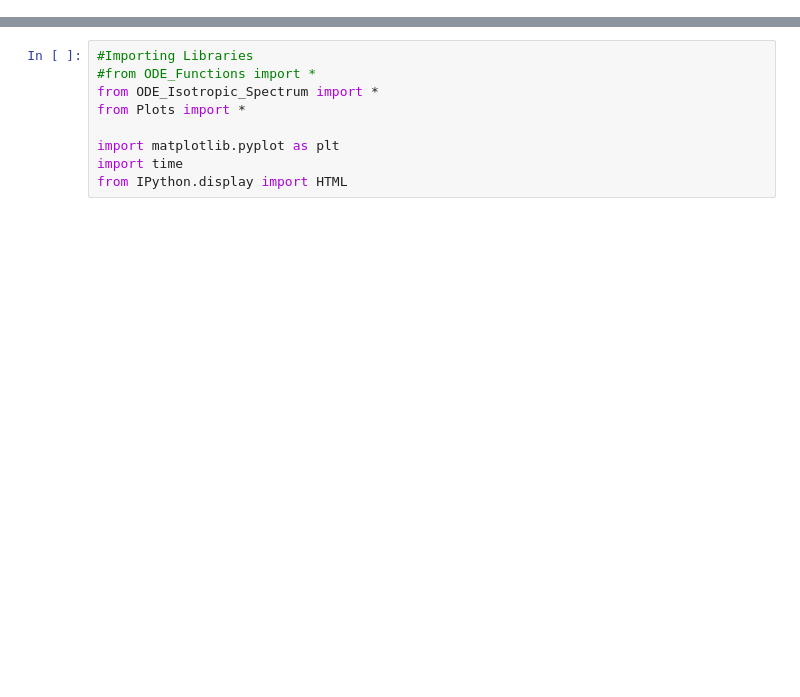
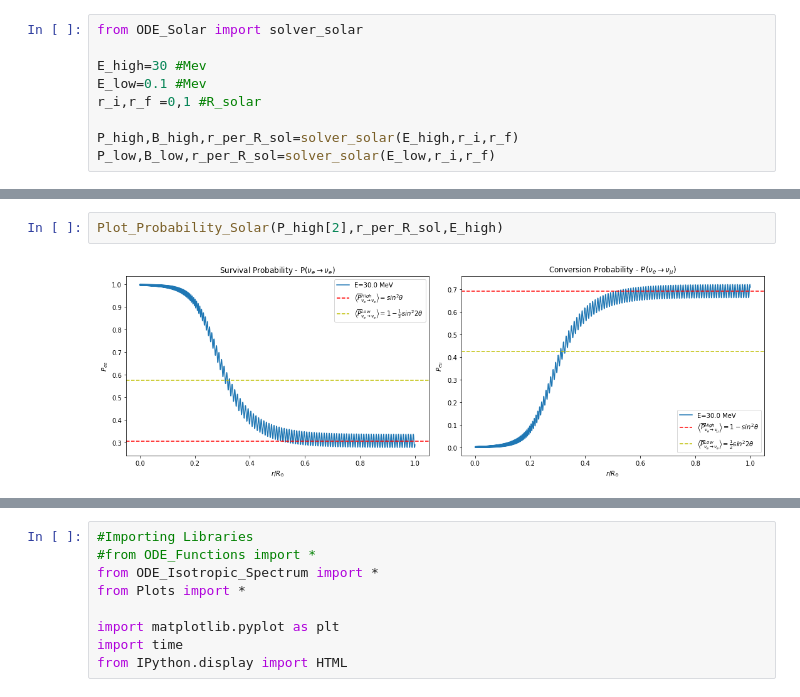
Before and after one commit to pedrodedin/Neutrino-Collective-Effects, a Jupyter notebook: Quick_Guide.ipynb, the cells around one changed output, grey strips where cells are left out. Cells and saved outputs as stored; diff of their text form; blank space fills up the shorter version.

```diff
--- a/Quick_Guide.ipynb
+++ b/Quick_Guide.ipynb
@@ -0,0 +26,9 @@
+# %%
+from ODE_Solar import solver_solar
+
+E_high=30 #Mev
+E_low=0.1 #Mev
+r_i,r_f =0,1 #R_solar
+
+P_high,B_high,r_per_R_sol=solver_solar(E_high,r_i,r_f)
+P_low,B_low,r_per_R_sol=solver_solar(E_low,r_i,r_f)
@@ -0,0 +45,4 @@
+# %%
+Plot_Probability_Solar(P_high[2],r_per_R_sol,E_high)
+# %% [output]
+[figure, added]
```
Also changed, not shown: parts of 19 cells of this notebook, 6 other files.
